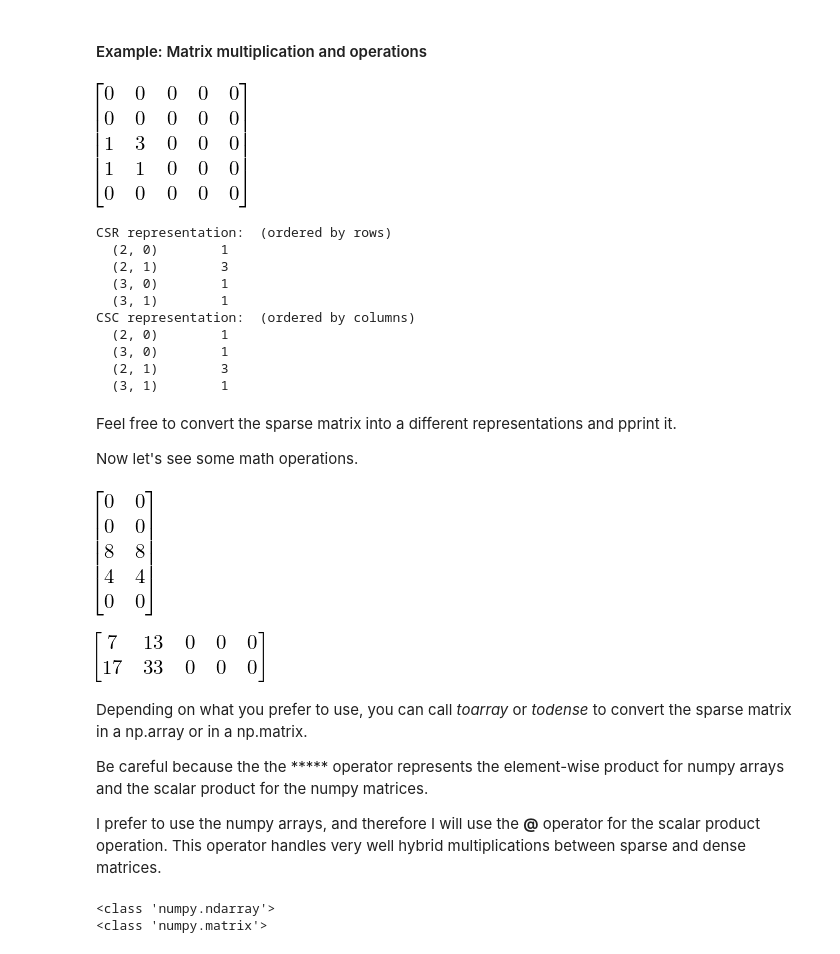
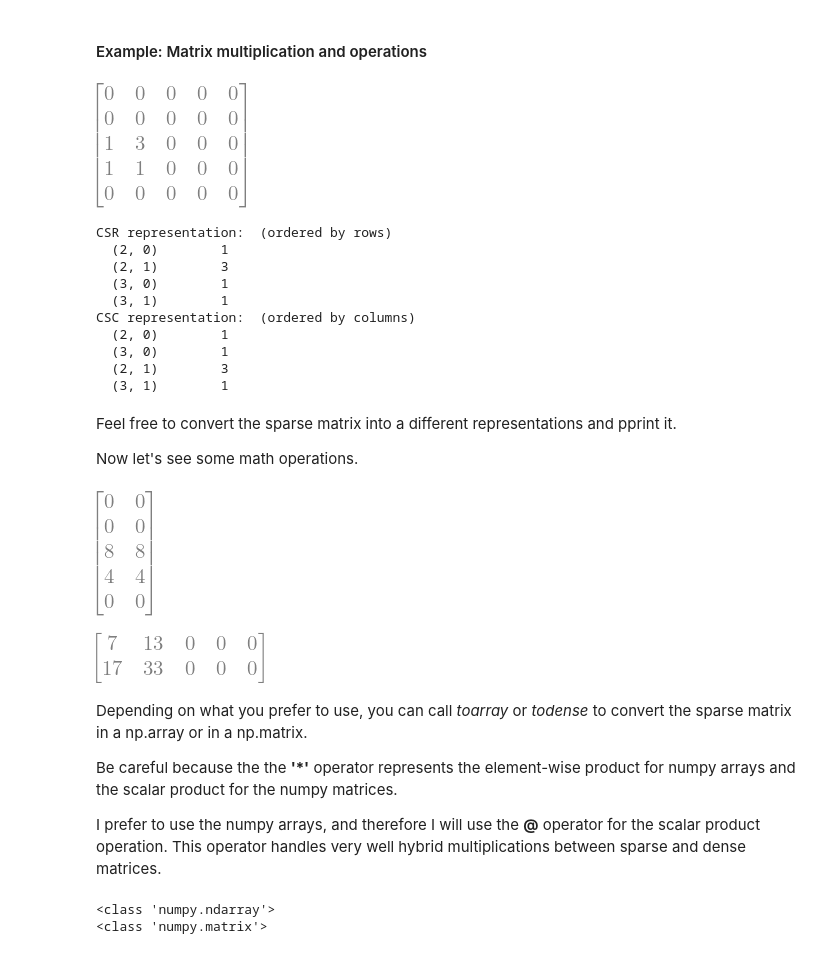
Before and after one commit to cantaro86/Financial-Models-Numerical-Methods, a Jupyter notebook: 2.1 Black-Scholes PDE and sparse matrices.ipynb, the cells around one changed output. Cells and saved outputs as stored; diff of their text form; code cells hidden in the pictures.

```diff
--- a/2.1 Black-Scholes PDE and sparse matrices.ipynb
+++ b/2.1 Black-Scholes PDE and sparse matrices.ipynb
@@ -276,9 +279,11 @@ All conversions among the CSR, CSC, and COO formats are efficient, linear-time o
 #### Example: Matrix multiplication and operations
 # %%
 np.random.seed(seed=44)
-dense_mat = np.random.binomial(n=1, p=0.1, size=(5, 5))    # Sparse matrix stored as a dense matrix
-dense_mat[2,1] = 3
-sparse_mat = sparse.csr_matrix(dense_mat)    # Sparse matrix stored as a CSR sparse matrix
+dense_mat = np.random.binomial(
+    n=1, p=0.1, size=(5, 5)
+)  # Sparse matrix stored as a dense matrix
+dense_mat[2, 1] = 3
+sparse_mat = sparse.csr_matrix(dense_mat)  # Sparse matrix stored as a CSR sparse matrix
 
 display_matrix(sparse_mat.toarray())
 print("CSR representation:  (ordered by rows)")
@@ -286,7 +291,7 @@ sympy.pprint(sparse_mat)
 print("CSC representation:  (ordered by columns)")
 sympy.pprint(sparse_mat.tocsc())
 # %% [output]
-[figure, old version]
+[figure, new version]
 CSR representation:  (ordered by rows)
   (2, 0)        1
   (2, 1)        3
@@ -302,19 +307,21 @@ Feel free to convert the sparse matrix into a different representations and ppri
 
 Now let's see some math operations.
 # %%
-two_dense = 2 * np.ones(shape=(5,2), dtype=np.int32)   # Example of dense matrix
-range_dense = np.reshape(np.array([i for i in range(1,11)]),(2,5)) # Second example of dense matrix
+two_dense = 2 * np.ones(shape=(5, 2), dtype=np.int32)  # Example of dense matrix
+range_dense = np.reshape(
+    np.array([i for i in range(1, 11)]), (2, 5)
+)  # Second example of dense matrix
 
 # The product is a dense matrix
 display_matrix(sparse_mat @ two_dense)
 display_matrix(range_dense @ sparse_mat)
 # %% [output]
-[figure, old version]
+[figure, new version]
-[figure, old version]
+[figure, new version]
 # %% [markdown]
 Depending on what you prefer to use, you can call *toarray* or *todense* to convert the sparse matrix in a np.array or in a np.matrix.
 
-Be careful because the the ***** operator represents the element-wise product for numpy arrays and the scalar product for the numpy matrices.
+Be careful because the the **'*'** operator represents the element-wise product for numpy arrays and the scalar product for the numpy matrices.
 
 I prefer to use the numpy arrays, and therefore I will use the **@** operator for the scalar product operation. This operator handles very well hybrid multiplications between sparse and dense matrices.
 # %%
```
Also changed, not shown: parts of 18 cells of this notebook, 36 other files.
